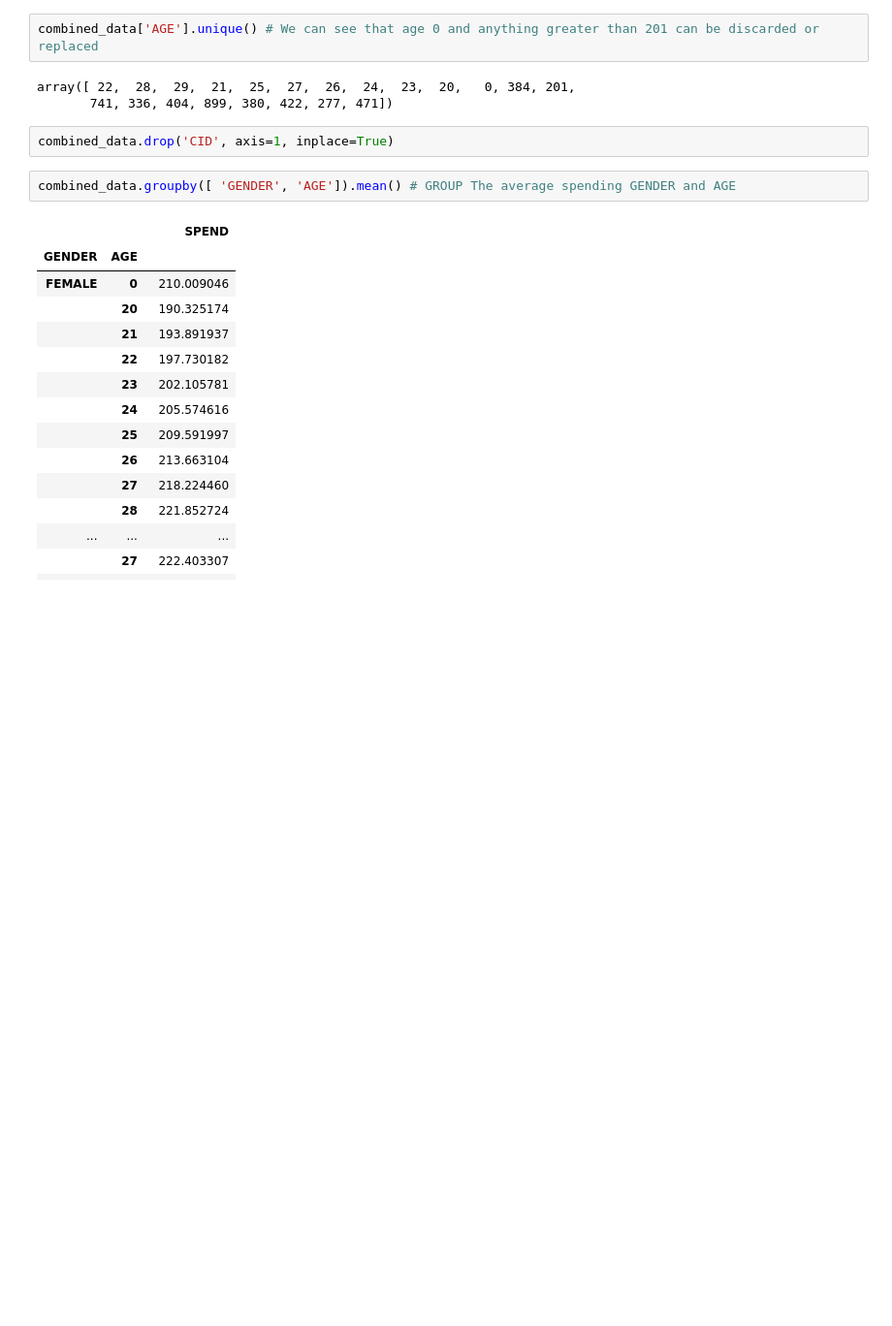
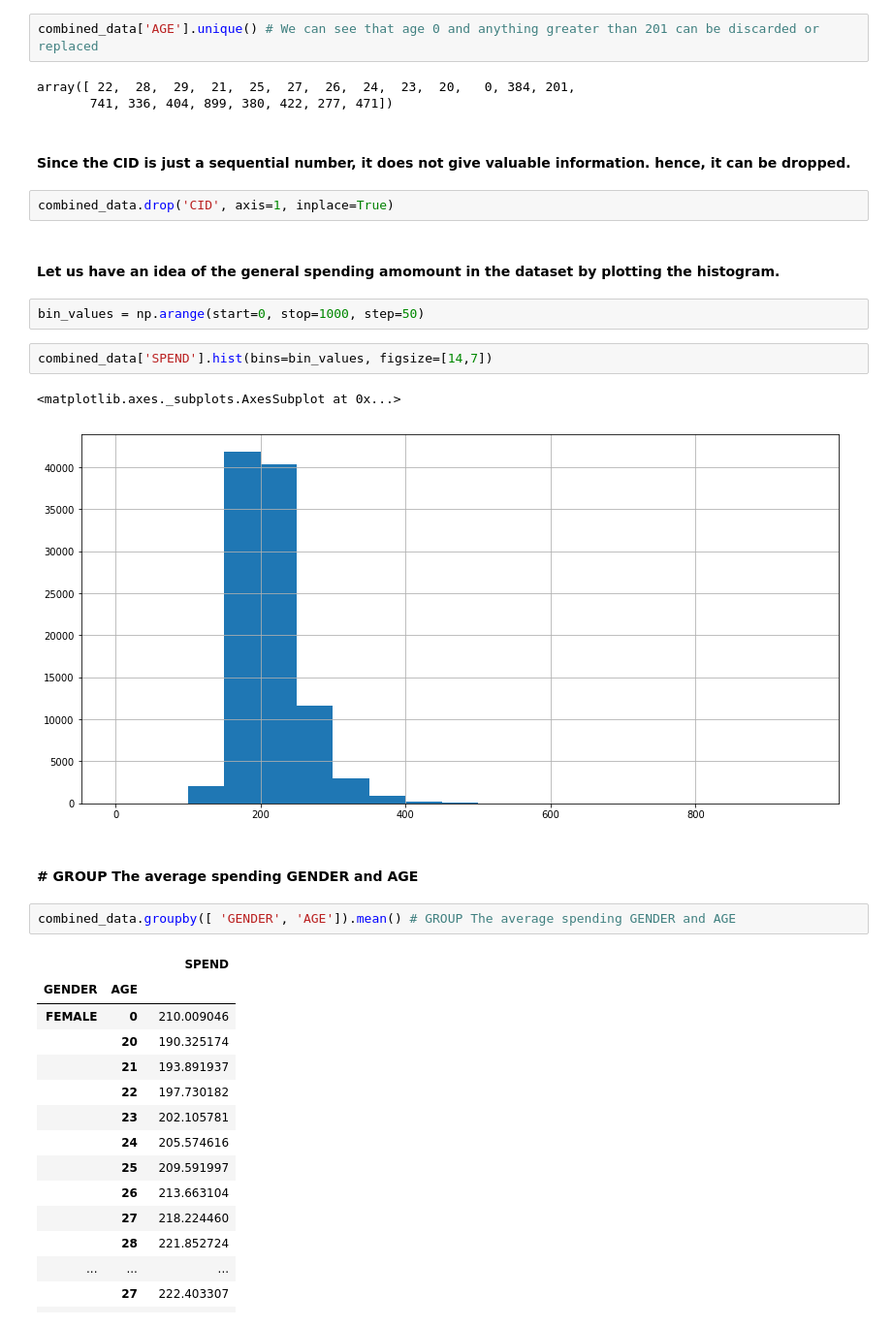
Before and after one commit to popsonebz/datascience-solution, a Jupyter notebook: solution_to_data_science.ipynb, the cells around one changed output. Shown: that part at 97% size. Saved outputs shown, nothing was run; the diff lists cells and outputs as text; blank space fills up the shorter version.

Commit message:
added histogram

```diff
--- a/solution_to_data_science.ipynb
+++ b/solution_to_data_science.ipynb
@@ -236,8 +239,21 @@ combined_data['AGE'].unique() # We can see that age 0 and anything greater than
 # %% [output]
 array([ 22,  28,  29,  21,  25,  27,  26,  24,  23,  20,   0, 384, 201,
        741, 336, 404, 899, 380, 422, 277, 471])
+# %% [markdown]
+#### Since the CID is just a sequential number, it does not give valuable information. hence, it can be dropped.
 # %%
 combined_data.drop('CID', axis=1, inplace=True)
+# %% [markdown]
+#### Let us have an idea of the general spending amomount in the dataset by plotting the histogram.
+# %%
+bin_values = np.arange(start=0, stop=1000, step=50)
+# %%
+combined_data['SPEND'].hist(bins=bin_values, figsize=[14,7])
+# %% [output]
+<matplotlib.axes._subplots.AxesSubplot at 0x...>
+[figure, added]
+# %% [markdown]
+#### # GROUP The average spending GENDER and AGE
 # %%
 combined_data.groupby([ 'GENDER', 'AGE']).mean() # GROUP The average spending GENDER and AGE
 # %% [output]
```
Also changed, not shown: parts of 3 cells of this notebook.
